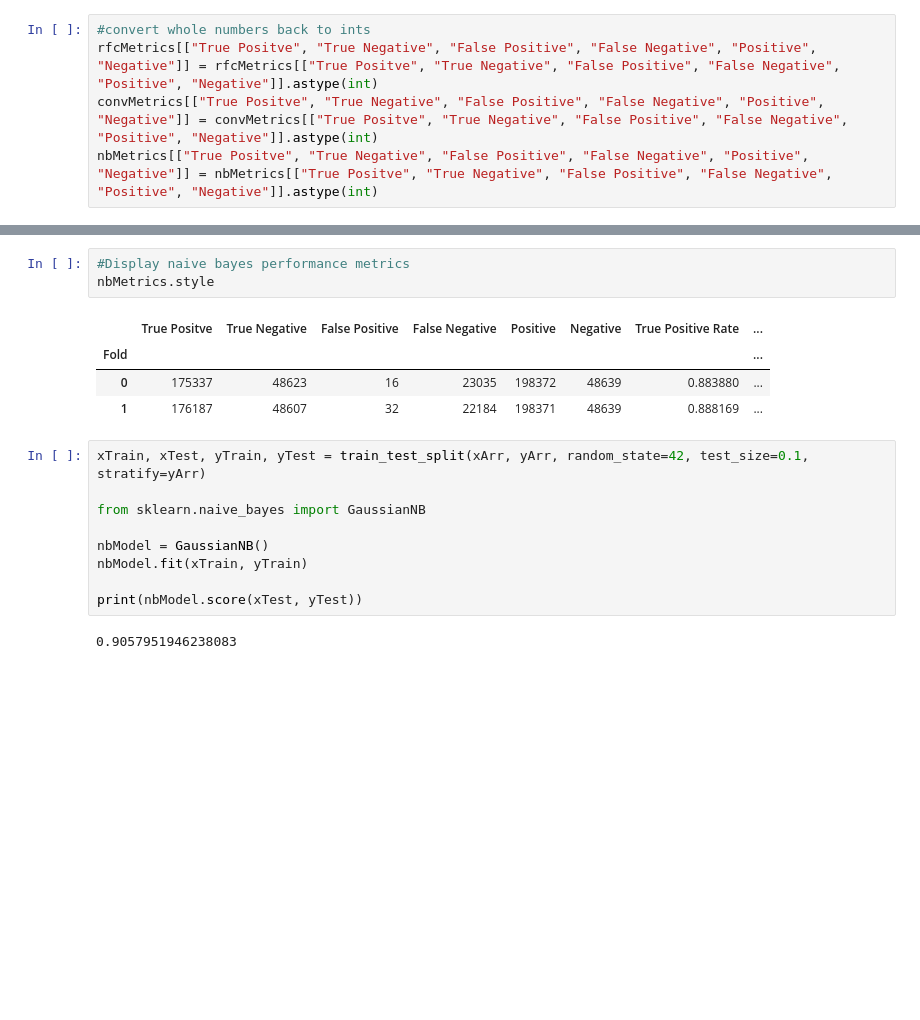
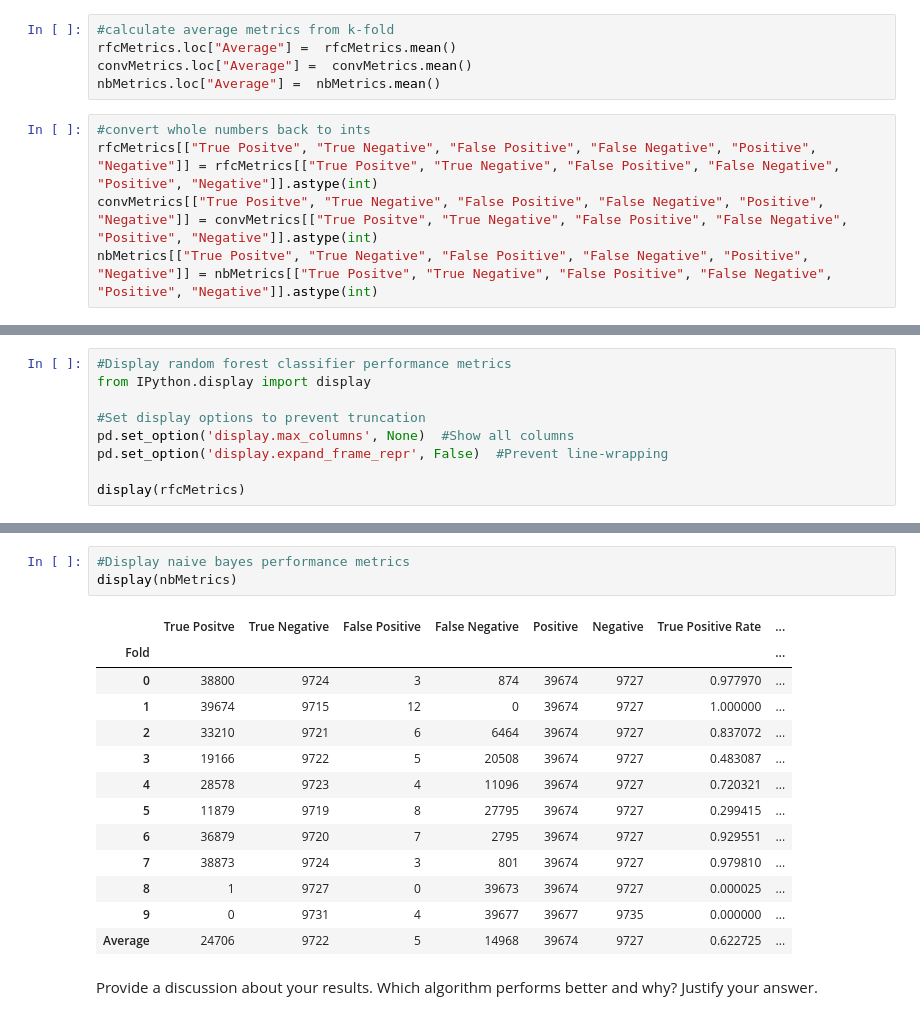
Before and after one commit to joshuakobuskie/FA24-CS634-101-Final, a Jupyter notebook: kobuskie_joshua_finalproject.ipynb, the cells around one changed output, grey strips where cells are left out. Saved outputs shown, nothing was run; the diff lists cells and outputs as text; blank space fills up the shorter version.

```diff
--- a/kobuskie_joshua_finalproject.ipynb
+++ b/kobuskie_joshua_finalproject.ipynb
@@ -475,3 +420,8 @@ Epoch 2/2
+# %%
+#calculate average metrics from k-fold
+rfcMetrics.loc["Average"] =  rfcMetrics.mean()
+convMetrics.loc["Average"] =  convMetrics.mean()
+nbMetrics.loc["Average"] =  nbMetrics.mean()
 # %%
 #convert whole numbers back to ints
 rfcMetrics[["True Positve", "True Negative", "False Positive", "False Negative", "Positive", "Negative"]] = rfcMetrics[["True Positve", "True Negative", "False Positive", "False Negative", "Positive", "Negative"]].astype(int)
@@ -479,0 +432,9 @@ nbMetrics[["True Positve", "True Negative", "False Positive", "False Negative",
+# %%
+#Display random forest classifier performance metrics
+from IPython.display import display
+
+#Set display options to prevent truncation
+pd.set_option('display.max_columns', None)  #Show all columns
+pd.set_option('display.expand_frame_repr', False)  #Prevent line-wrapping
+
+display(rfcMetrics)
@@ -496,19 +472,19 @@ convMetrics.style
 # %%
 #Display naive bayes performance metrics
-nbMetrics.style
+display(nbMetrics)
 # %% [output]
 |  | True Positve | True Negative | False Positive | False Negative | Positive | Negative | True Positive Rate | ... |
 | Fold |  |  |  |  |  |  |  | ... |
-| 0 | 175337 | 48623 | 16 | 23035 | 198372 | 48639 | 0.883880 | ... |
-| 1 | 176187 | 48607 | 32 | 22184 | 198371 | 48639 | 0.888169 | ... |
+| 0 | 38800 | 9724 | 3 | 874 | 39674 | 9727 | 0.977970 | ... |
+| 1 | 39674 | 9715 | 12 | 0 | 39674 | 9727 | 1.000000 | ... |
+| 2 | 33210 | 9721 | 6 | 6464 | 39674 | 9727 | 0.837072 | ... |
+| 3 | 19166 | 9722 | 5 | 20508 | 39674 | 9727 | 0.483087 | ... |
+| 4 | 28578 | 9723 | 4 | 11096 | 39674 | 9727 | 0.720321 | ... |
+| 5 | 11879 | 9719 | 8 | 27795 | 39674 | 9727 | 0.299415 | ... |
+| 6 | 36879 | 9720 | 7 | 2795 | 39674 | 9727 | 0.929551 | ... |
+| 7 | 38873 | 9724 | 3 | 801 | 39674 | 9727 | 0.979810 | ... |
+| 8 | 1 | 9727 | 0 | 39673 | 39674 | 9727 | 0.000025 | ... |
+| 9 | 0 | 9731 | 4 | 39677 | 39677 | 9735 | 0.000000 | ... |
+| Average | 24706 | 9722 | 5 | 14968 | 39674 | 9727 | 0.622725 | ... |
-# %%
-xTrain, xTest, yTrain, yTest = train_test_split(xArr, yArr, random_state=42, test_size=0.1, stratify=yArr)
-
-from sklearn.naive_bayes import GaussianNB
-
-nbModel = GaussianNB()
-nbModel.fit(xTrain, yTrain)
-
-print(nbModel.score(xTest, yTest))
-# %% [output]
-0.9057951946238083
+# %% [markdown]
+Provide a discussion about your results. Which algorithm performs better and why? Justify your answer.
```
Also changed, not shown: parts of 10 cells of this notebook.
